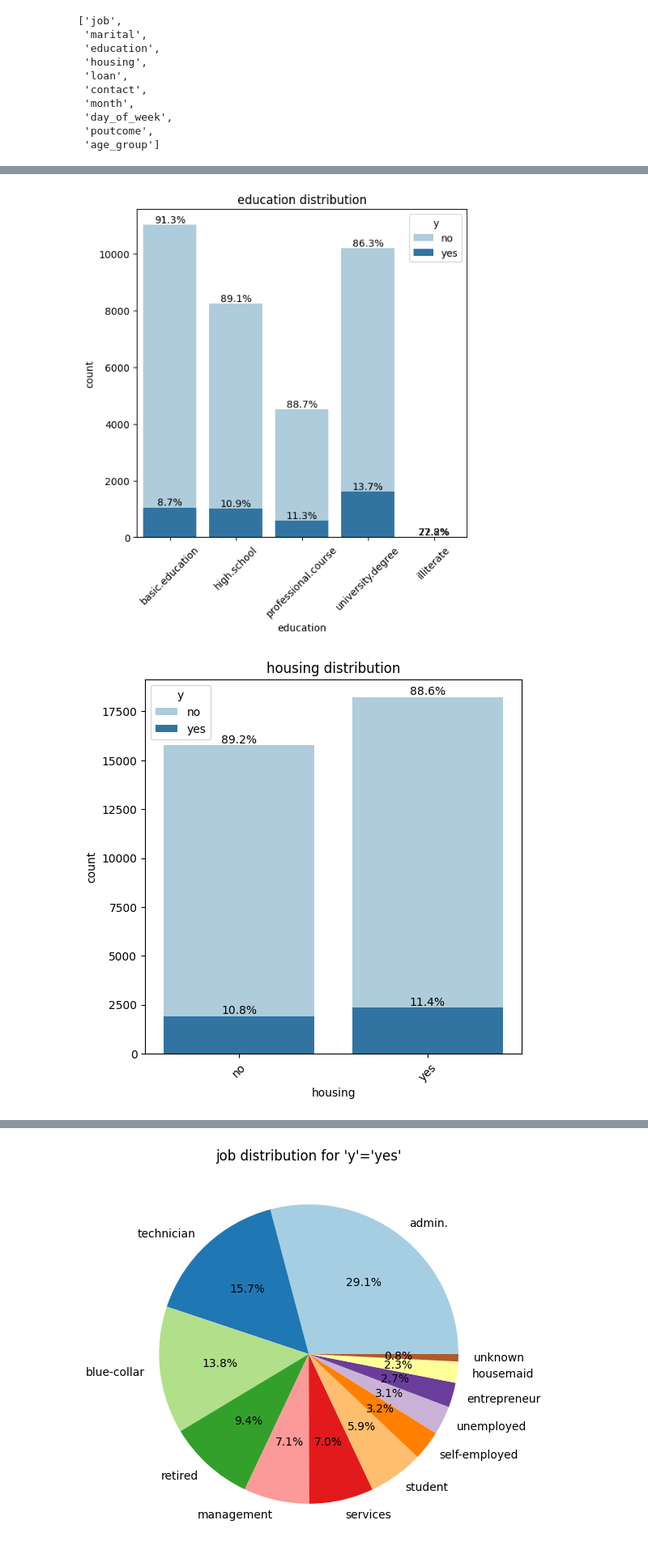
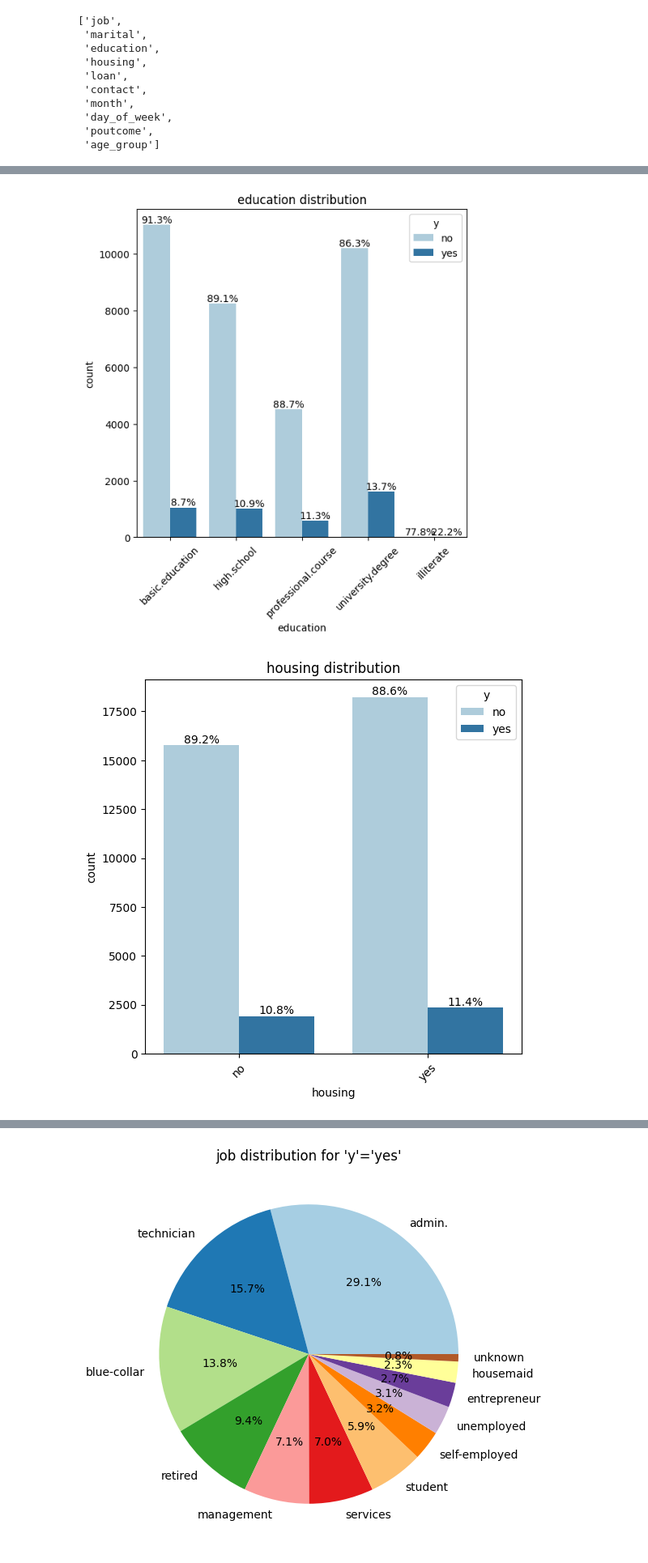
Before and after one commit to only18days/Bank-Marketing-Analysis, a Jupyter notebook: Bank Marketing Analysis.ipynb, the cells around one changed output, grey strips where cells are left out. Shown at 81% size. Drawn from its saved outputs; the diff is of its cells as text; code cells hidden in the pictures.

```diff
--- a/Bank Marketing Analysis.ipynb
+++ b/Bank Marketing Analysis.ipynb
@@ -291,7 +291,6 @@ cat_cols
  'poutcome',
  'age_group']
 # %%
-
 def percentage_above_bar_relative_to_xgroup(ax):
     all_heights = [[p.get_height() for p in bars] for bars in ax.containers]
     for bars in ax.containers:
@@ -303,7 +302,7 @@ def percentage_above_bar_relative_to_xgroup(ax):
 # Draw the plot for each variables in cat_cols and show proportion for hues in each bar
 for col in cat_cols:
     plt.figure(figsize=(6, 6))
-    ax = sns.countplot(x=df[col], hue=df['y'], palette=palette, dodge=False)
+    ax = sns.countplot(x=df[col], hue=df['y'], palette=palette)
     percentage_above_bar_relative_to_xgroup(ax)
     plt.title(f"{col} distribution")
     plt.xlabel(f"{col}")
@@ -315,2 +314,2 @@ for col in cat_cols:
-[figure, old version]
+[figure, new version]
-[figure, old version]
+[figure, new version]
```
Also changed, not shown: parts of 3 cells of this notebook.
